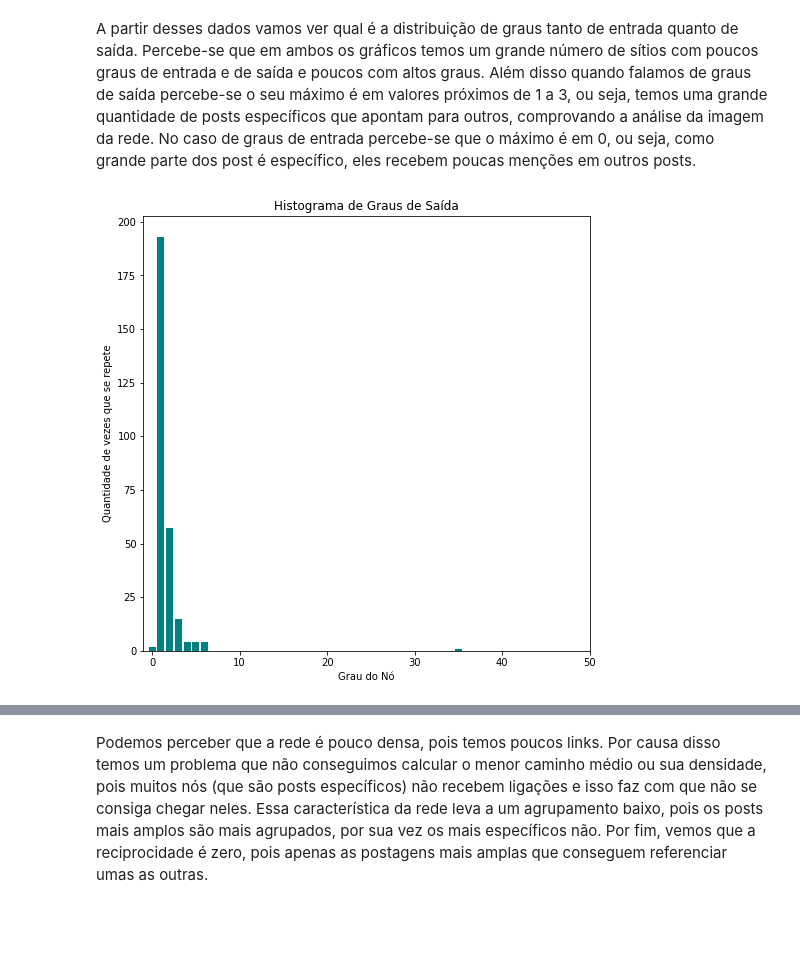
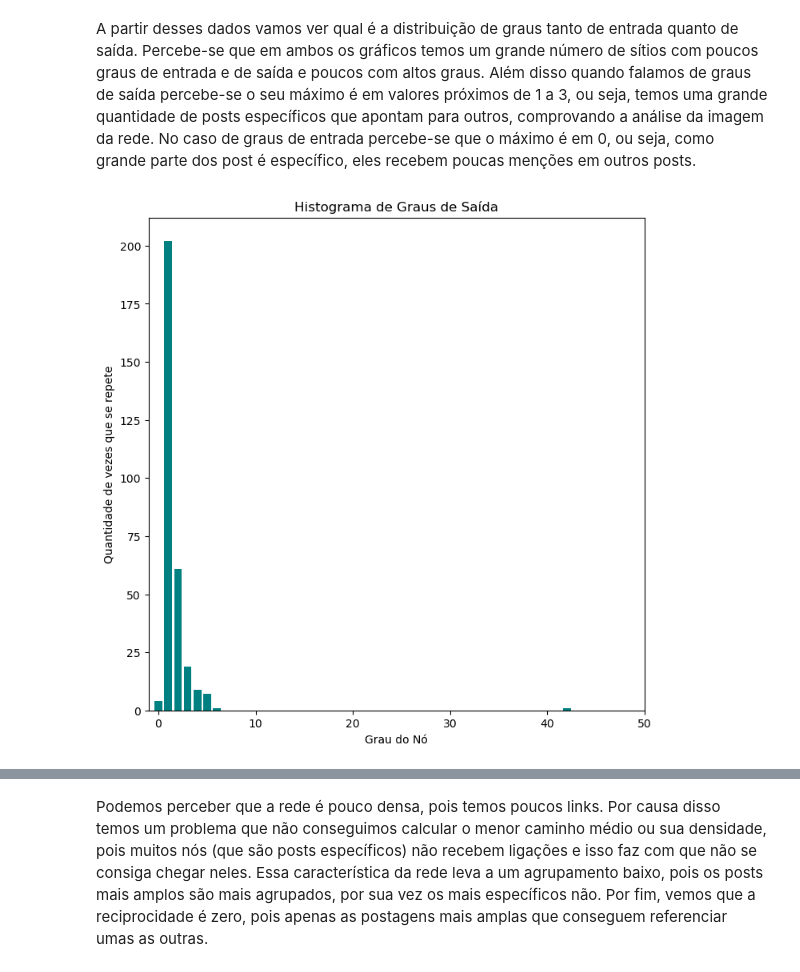
Before and after one commit to intcarlosmiguel/Trabalhos-de-Redes, a Jupyter notebook: Trabalho01/main.ipynb, the cells around one changed output, grey strips where cells are left out. Cells and saved outputs as stored; diff of their text form; code cells hidden in the pictures; blank space fills up the shorter version.

```diff
--- a/Trabalho01/main.ipynb
+++ b/Trabalho01/main.ipynb
@@ -35,3 +8,5 @@ Rede = read_json_file('data1.json',1)
+# %%
+Rede = generate_rede(500)
 # %% [markdown]
 Assim faremos a primeira imagem da rede utilizando a biblioteca `networkx` do python. Assim poderemos ter uma noção de sua estrutura.
 # %%
@@ -58,7 +33,7 @@ Molecule 159
 # %% [markdown]
 A partir desses dados vamos ver qual é a distribuição de graus tanto de entrada quanto de saída. Percebe-se que em ambos os gráficos temos um grande número de sítios com poucos graus de entrada e de saída e poucos com altos graus. Além disso quando falamos de graus de saída percebe-se o seu máximo é em valores próximos de 1 a 3, ou seja, temos uma grande quantidade de posts específicos que apontam para outros, comprovando a análise da imagem da rede. No caso de graus de entrada percebe-se que o máximo é em 0, ou seja, como grande parte dos post é específico, eles recebem poucas menções em outros posts.
 # %%
-figure_hist(G,'out','Histograma de Graus de Saída')
+figure_hist(Rede,'out','Histograma de Graus de Saída')
 # %% [output]
-[figure, old version]
+[figure, new version]
 # %%
```
Also changed, not shown: parts of 12 cells of this notebook, 7 other files.
